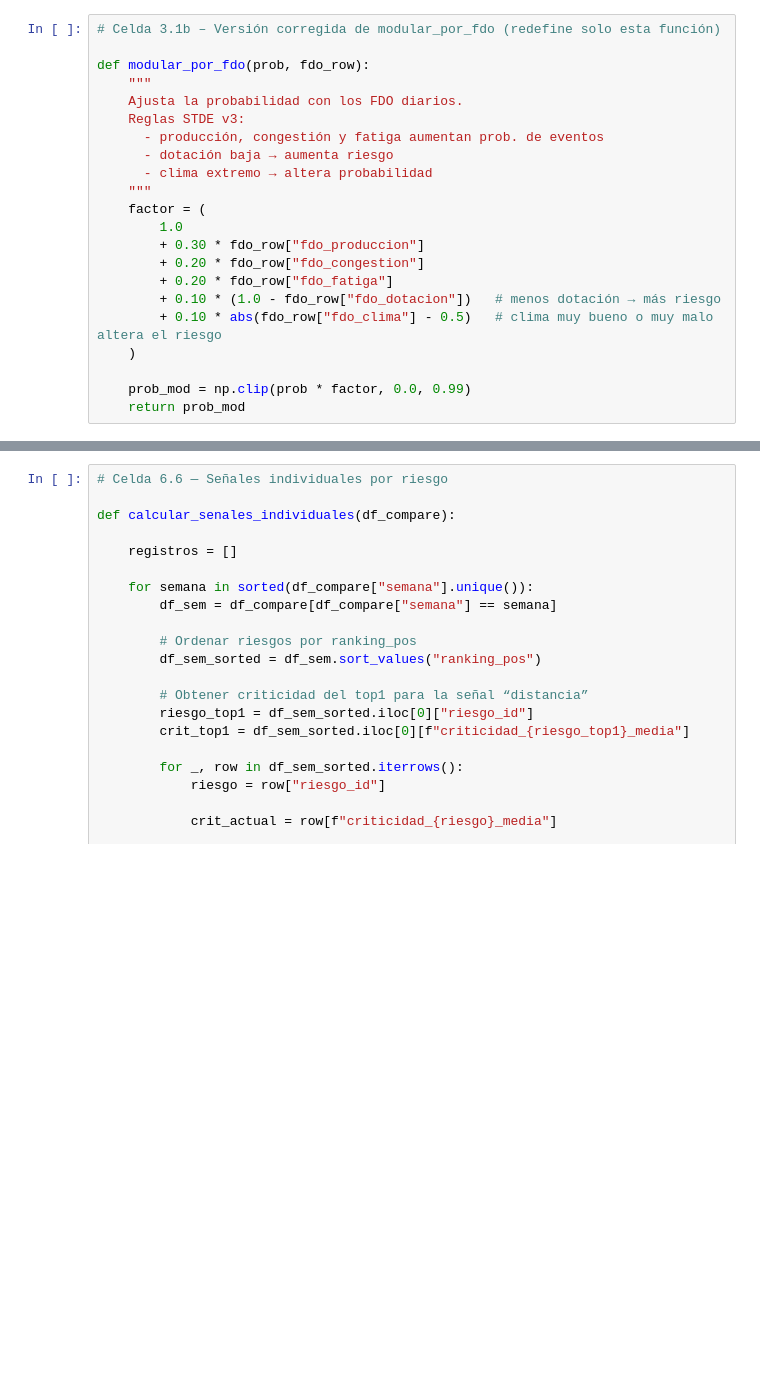
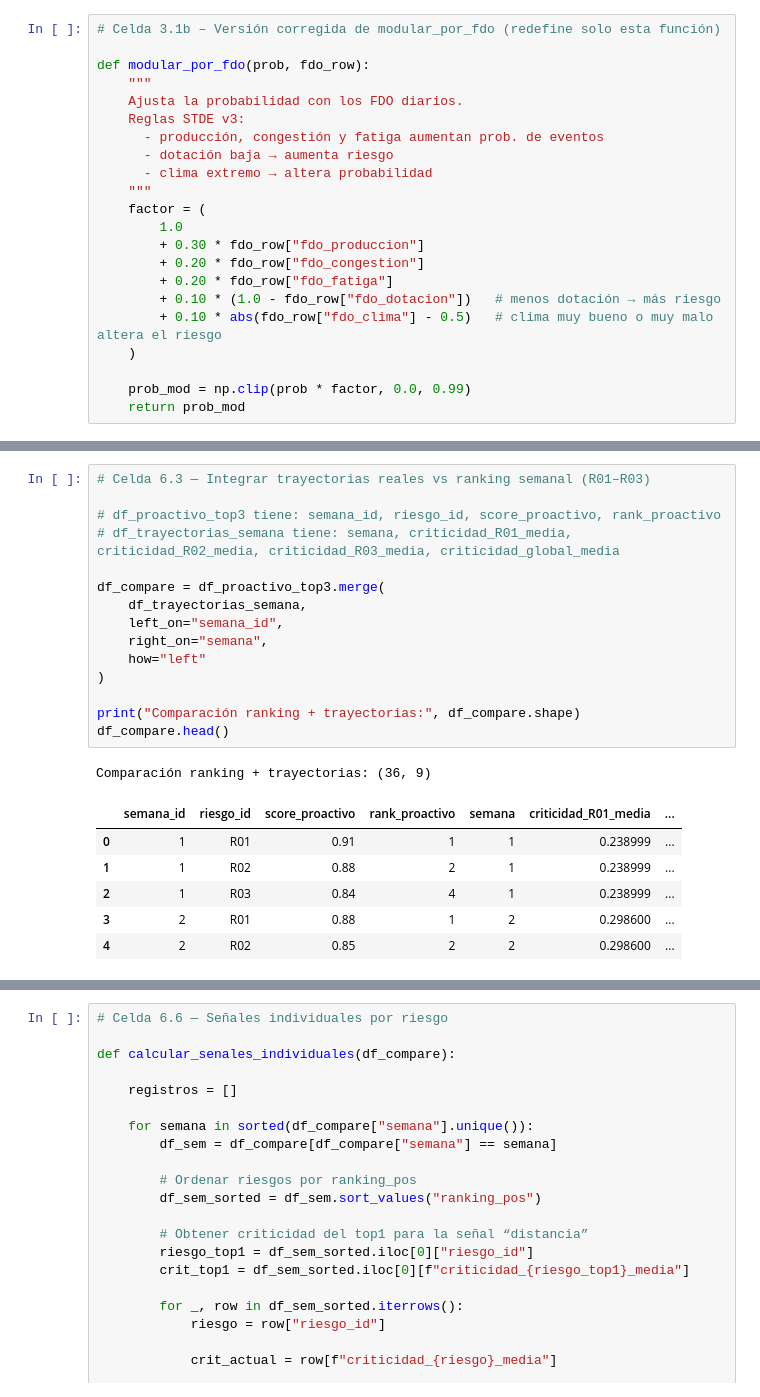
Before and after one commit to sanchezsantana/semantiq, a Jupyter notebook: k9_mining_safety/notebooks/01_generate_stde_v3.ipynb, the cells around one changed output, grey strips where cells are left out. Saved outputs shown, nothing was run; the diff lists cells and outputs as text; blank space fills up the shorter version.

```diff
--- a/k9_mining_safety/notebooks/01_generate_stde_v3.ipynb
+++ b/k9_mining_safety/notebooks/01_generate_stde_v3.ipynb
@@ -1351,0 +1426,23 @@ df_resultado_6x.head(10)
+# %%
+# Celda 6.3 — Integrar trayectorias reales vs ranking semanal (R01–R03)
+
+# df_proactivo_top3 tiene: semana_id, riesgo_id, score_proactivo, rank_proactivo
+# df_trayectorias_semana tiene: semana, criticidad_R01_media, criticidad_R02_media, criticidad_R03_media, criticidad_global_media
+
+df_compare = df_proactivo_top3.merge(
+    df_trayectorias_semana,
+    left_on="semana_id",
+    right_on="semana",
+    how="left"
+)
+
+print("Comparación ranking + trayectorias:", df_compare.shape)
+df_compare.head()
+# %% [output]
+Comparación ranking + trayectorias: (36, 9)
+|  | semana_id | riesgo_id | score_proactivo | rank_proactivo | semana | criticidad_R01_media | ... |
+| 0 | 1 | R01 | 0.91 | 1 | 1 | 0.238999 | ... |
+| 1 | 1 | R02 | 0.88 | 2 | 1 | 0.238999 | ... |
+| 2 | 1 | R03 | 0.84 | 4 | 1 | 0.238999 | ... |
+| 3 | 2 | R01 | 0.88 | 1 | 2 | 0.298600 | ... |
+| 4 | 2 | R02 | 0.85 | 2 | 2 | 0.298600 | ... |
```
Also changed, not shown: parts of 31 cells of this notebook, 18 other files.
